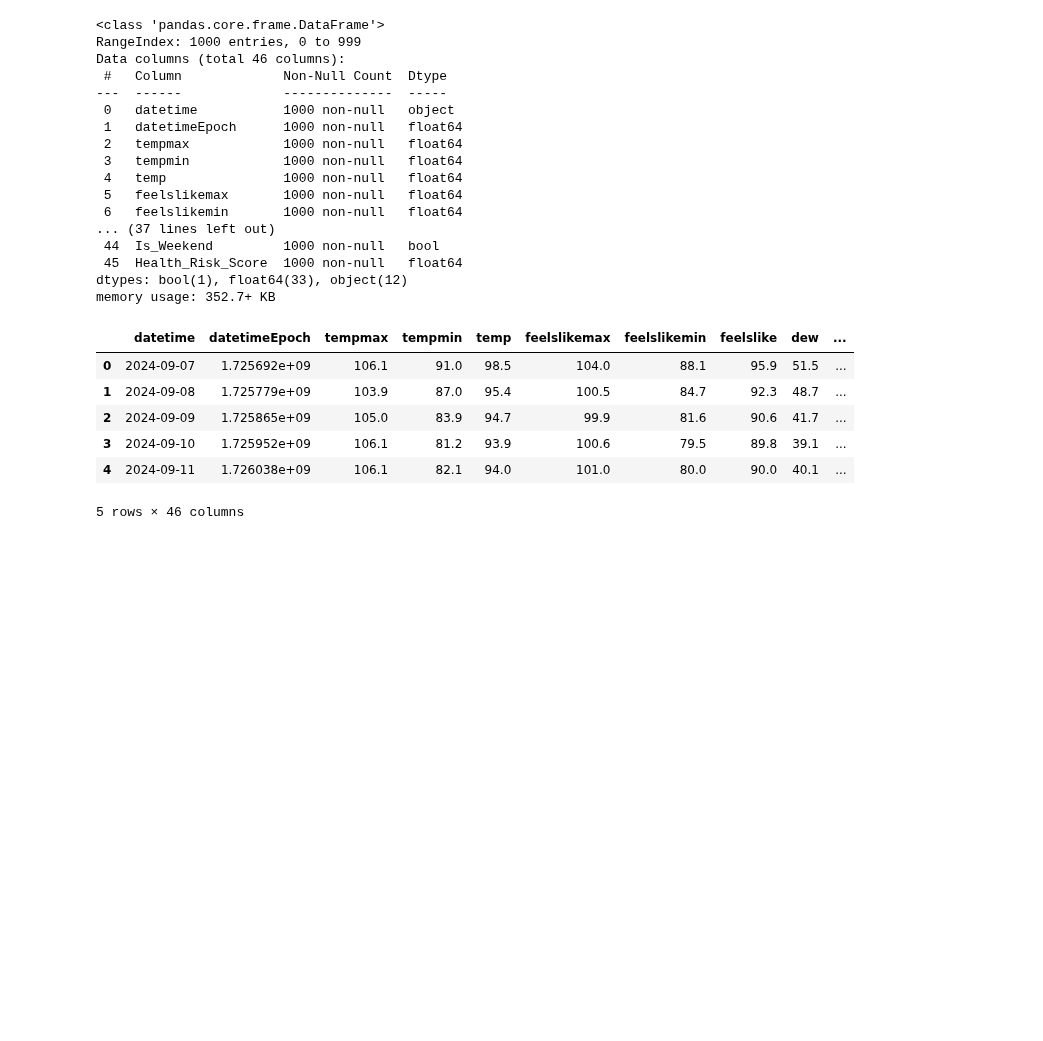
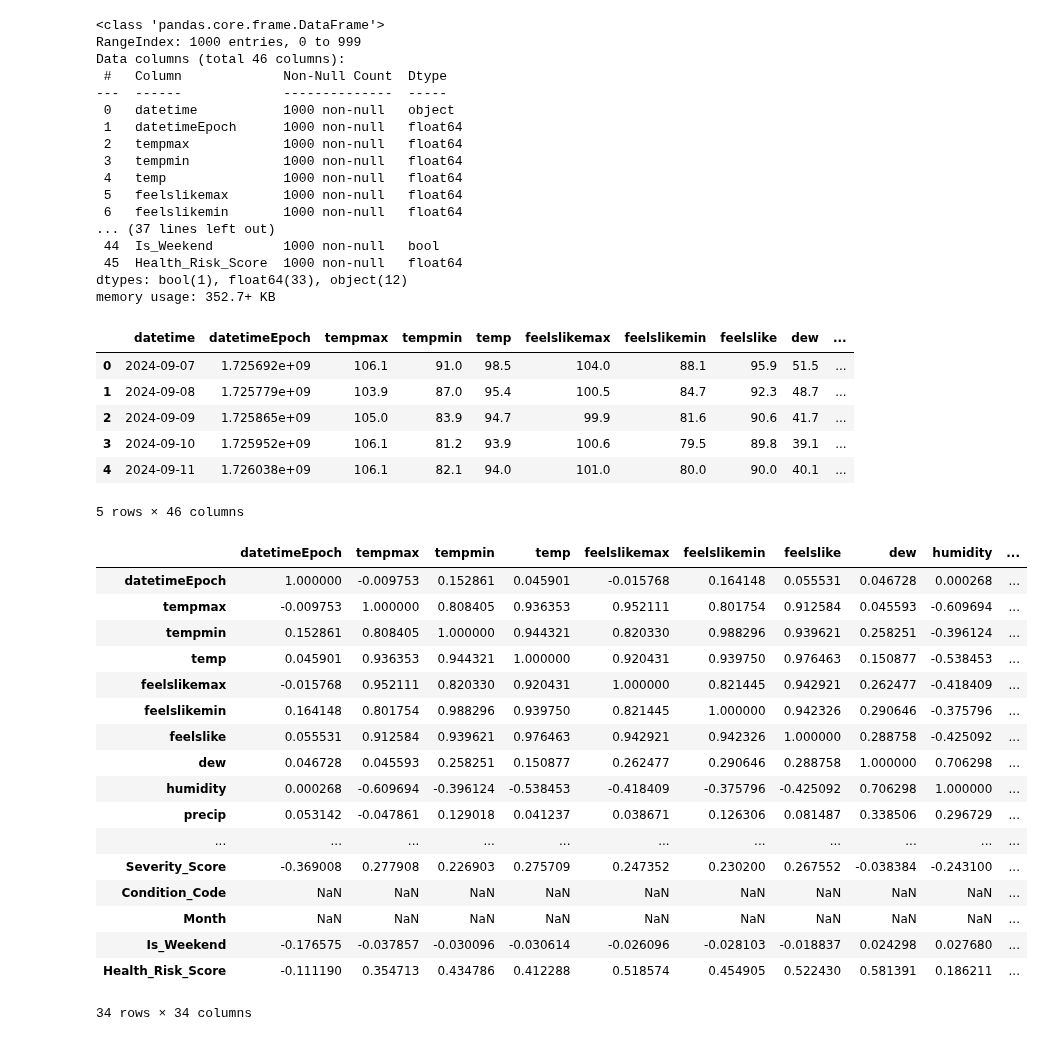
Before and after one commit to DanLightner/BUSA321, a Jupyter notebook: BUSA321/Bivariate Numerical - Weather Analysis.ipynb, the cells around one changed output. Saved outputs shown, nothing was run; the diff lists cells and outputs as text; code cells hidden in the pictures; blank space fills up the shorter version.

```diff
--- a/BUSA321/Bivariate Numerical - Weather Analysis.ipynb
+++ b/BUSA321/Bivariate Numerical - Weather Analysis.ipynb
@@ -47,4 +47,25 @@ df.head()
 | 3 | 2024-09-10 | 1.725952e+09 | 106.1 | 81.2 | 93.9 | 100.6 | 79.5 | 89.8 | 39.1 | ... |
 | 4 | 2024-09-11 | 1.726038e+09 | 106.1 | 82.1 | 94.0 | 101.0 | 80.0 | 90.0 | 40.1 | ... |
 5 rows × 46 columns
+# %%
+df.corr(numeric_only=True)
+# %% [output]
+|  | datetimeEpoch | tempmax | tempmin | temp | feelslikemax | feelslikemin | feelslike | dew | humidity | ... |
+| datetimeEpoch | 1.000000 | -0.009753 | 0.152861 | 0.045901 | -0.015768 | 0.164148 | 0.055531 | 0.046728 | 0.000268 | ... |
+| tempmax | -0.009753 | 1.000000 | 0.808405 | 0.936353 | 0.952111 | 0.801754 | 0.912584 | 0.045593 | -0.609694 | ... |
+| tempmin | 0.152861 | 0.808405 | 1.000000 | 0.944321 | 0.820330 | 0.988296 | 0.939621 | 0.258251 | -0.396124 | ... |
+| temp | 0.045901 | 0.936353 | 0.944321 | 1.000000 | 0.920431 | 0.939750 | 0.976463 | 0.150877 | -0.538453 | ... |
+| feelslikemax | -0.015768 | 0.952111 | 0.820330 | 0.920431 | 1.000000 | 0.821445 | 0.942921 | 0.262477 | -0.418409 | ... |
+| feelslikemin | 0.164148 | 0.801754 | 0.988296 | 0.939750 | 0.821445 | 1.000000 | 0.942326 | 0.290646 | -0.375796 | ... |
+| feelslike | 0.055531 | 0.912584 | 0.939621 | 0.976463 | 0.942921 | 0.942326 | 1.000000 | 0.288758 | -0.425092 | ... |
+| dew | 0.046728 | 0.045593 | 0.258251 | 0.150877 | 0.262477 | 0.290646 | 0.288758 | 1.000000 | 0.706298 | ... |
+| humidity | 0.000268 | -0.609694 | -0.396124 | -0.538453 | -0.418409 | -0.375796 | -0.425092 | 0.706298 | 1.000000 | ... |
+| precip | 0.053142 | -0.047861 | 0.129018 | 0.041237 | 0.038671 | 0.126306 | 0.081487 | 0.338506 | 0.296729 | ... |
+| ... | ... | ... | ... | ... | ... | ... | ... | ... | ... | ... |
+| Severity_Score | -0.369008 | 0.277908 | 0.226903 | 0.275709 | 0.247352 | 0.230200 | 0.267552 | -0.038384 | -0.243100 | ... |
+| Condition_Code | NaN | NaN | NaN | NaN | NaN | NaN | NaN | NaN | NaN | ... |
+| Month | NaN | NaN | NaN | NaN | NaN | NaN | NaN | NaN | NaN | ... |
+| Is_Weekend | -0.176575 | -0.037857 | -0.030096 | -0.030614 | -0.026096 | -0.028103 | -0.018837 | 0.024298 | 0.027680 | ... |
+| Health_Risk_Score | -0.111190 | 0.354713 | 0.434786 | 0.412288 | 0.518574 | 0.454905 | 0.522430 | 0.581391 | 0.186211 | ... |
+34 rows × 34 columns
 # %%
```
Also changed, not shown: parts of 16 cells of this notebook, 1 other file.
